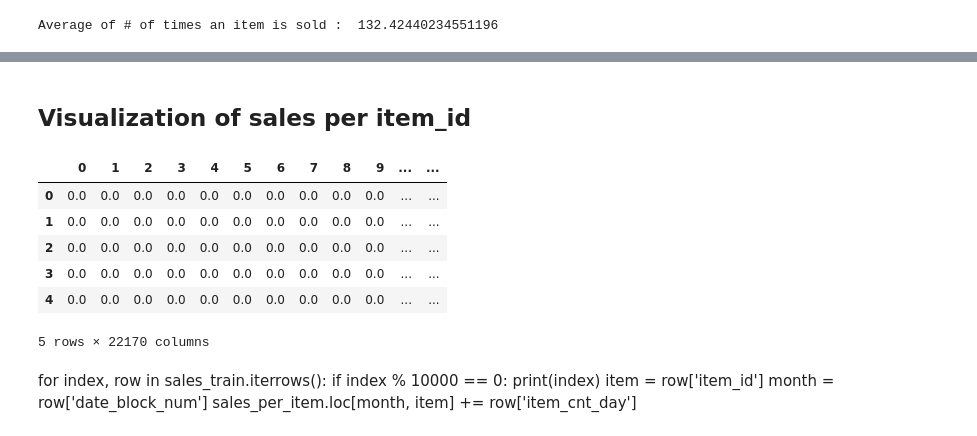
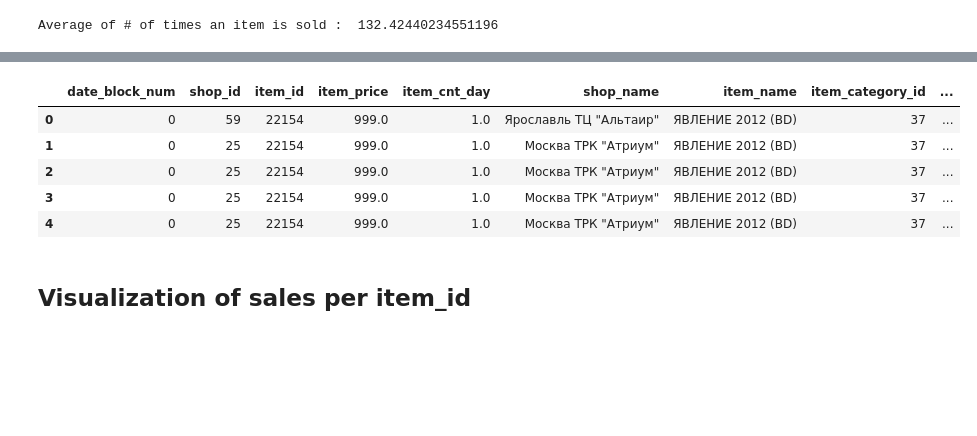
Before and after one commit to ThomasLeMontagner/Predict_Future_Sales, a Jupyter notebook: predict-future-sales.ipynb, the cells around one changed output, grey strips where cells are left out. Cells and saved outputs as stored; diff of their text form; code cells hidden in the pictures; blank space fills up the shorter version.

```diff
--- a/predict-future-sales.ipynb
+++ b/predict-future-sales.ipynb
@@ -205,0 +224,5 @@ Average of # of times an item is sold :  132.42440234551196
+# %%
+# Merge data
+items_merged = pd.merge(items, item_cat, on='item_category_id')
+sales_train_merged = pd.merge(sales_train, shops, on='shop_id')
+sales_train_merged = pd.merge(sales_train_merged, items_merged, on='item_id')
@@ -206,21 +238,11 @@ Average of # of times an item is sold :  132.42440234551196
+# %%
+sales_train_merged.head()
+# %% [output]
+|  | date_block_num | shop_id | item_id | item_price | item_cnt_day | shop_name | item_name | item_category_id | ... |
+| 0 | 0 | 59 | 22154 | 999.0 | 1.0 | Ярославль ТЦ "Альтаир" | ЯВЛЕНИЕ 2012 (BD) | 37 | ... |
+| 1 | 0 | 25 | 22154 | 999.0 | 1.0 | Москва ТРК "Атриум" | ЯВЛЕНИЕ 2012 (BD) | 37 | ... |
+| 2 | 0 | 25 | 22154 | 999.0 | 1.0 | Москва ТРК "Атриум" | ЯВЛЕНИЕ 2012 (BD) | 37 | ... |
+| 3 | 0 | 25 | 22154 | 999.0 | 1.0 | Москва ТРК "Атриум" | ЯВЛЕНИЕ 2012 (BD) | 37 | ... |
+| 4 | 0 | 25 | 22154 | 999.0 | 1.0 | Москва ТРК "Атриум" | ЯВЛЕНИЕ 2012 (BD) | 37 | ... |
 # %% [markdown]
 ## Visualization of sales per item_id
-# %%
-sales_per_item = pd.DataFrame(np.zeros((sales_train['date_block_num'].unique().size,
-                                        items.shape[0])))
-sales_per_item.head()
-# %% [output]
-|  | 0 | 1 | 2 | 3 | 4 | 5 | 6 | 7 | 8 | 9 | ... | ... |
-| 0 | 0.0 | 0.0 | 0.0 | 0.0 | 0.0 | 0.0 | 0.0 | 0.0 | 0.0 | 0.0 | ... | ... |
-| 1 | 0.0 | 0.0 | 0.0 | 0.0 | 0.0 | 0.0 | 0.0 | 0.0 | 0.0 | 0.0 | ... | ... |
-| 2 | 0.0 | 0.0 | 0.0 | 0.0 | 0.0 | 0.0 | 0.0 | 0.0 | 0.0 | 0.0 | ... | ... |
-| 3 | 0.0 | 0.0 | 0.0 | 0.0 | 0.0 | 0.0 | 0.0 | 0.0 | 0.0 | 0.0 | ... | ... |
-| 4 | 0.0 | 0.0 | 0.0 | 0.0 | 0.0 | 0.0 | 0.0 | 0.0 | 0.0 | 0.0 | ... | ... |
-5 rows × 22170 columns
-# %% [markdown]
-for index, row in sales_train.iterrows():
-    if index % 10000 == 0:
-            print(index)
-    item = row['item_id']
-    month = row['date_block_num']
-    sales_per_item.loc[month, item] += row['item_cnt_day']
```
Also changed, not shown: parts of 23 cells of this notebook.
